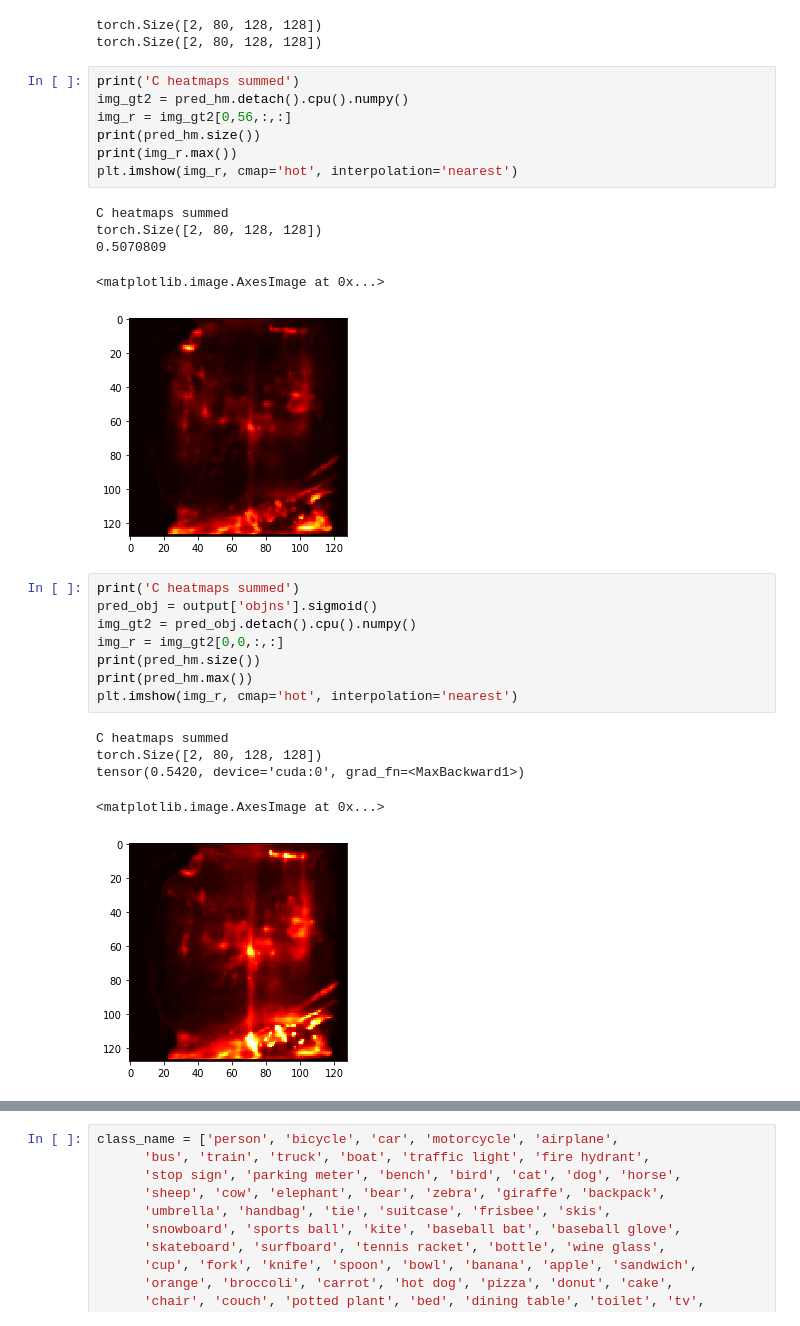
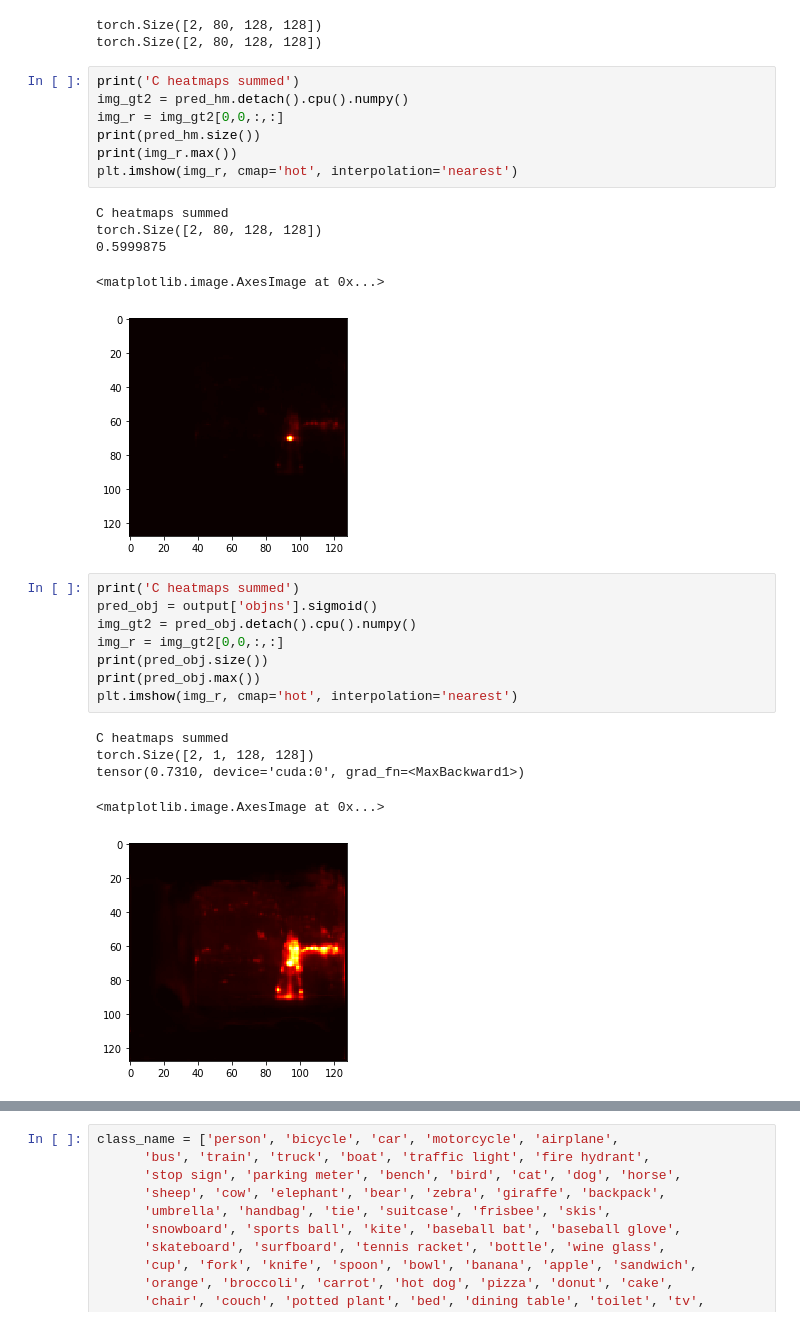
Before and after one commit to s-kill/FewShot-CenterNet, a Jupyter notebook: src/pruebas4-HMS_best.ipynb, the cells around one changed output, grey strips where cells are left out. Cells and saved outputs as stored; diff of their text form.

```diff
--- a/src/pruebas4-HMS_best.ipynb
+++ b/src/pruebas4-HMS_best.ipynb
@@ -106,30 +106,30 @@ torch.Size([2, 80, 128, 128])
 # %%
 print('C heatmaps summed')
 img_gt2 = pred_hm.detach().cpu().numpy()
-img_r = img_gt2[0,56,:,:]
+img_r = img_gt2[0,0,:,:]
 print(pred_hm.size())
 print(img_r.max())
 plt.imshow(img_r, cmap='hot', interpolation='nearest')
 # %% [output]
 C heatmaps summed
 torch.Size([2, 80, 128, 128])
-0.5070809
+0.5999875
 <matplotlib.image.AxesImage at 0x...>
-[figure, old version]
+[figure, new version]
 # %%
 print('C heatmaps summed')
 pred_obj = output['objns'].sigmoid()
 img_gt2 = pred_obj.detach().cpu().numpy()
 img_r = img_gt2[0,0,:,:]
-print(pred_hm.size())
-print(pred_hm.max())
+print(pred_obj.size())
+print(pred_obj.max())
 plt.imshow(img_r, cmap='hot', interpolation='nearest')
 # %% [output]
 C heatmaps summed
-torch.Size([2, 80, 128, 128])
-tensor(0.5420, device='cuda:0', grad_fn=<MaxBackward1>)
+torch.Size([2, 1, 128, 128])
+tensor(0.7310, device='cuda:0', grad_fn=<MaxBackward1>)
 <matplotlib.image.AxesImage at 0x...>
-[figure, old version]
+[figure, new version]
 # %%
 (img_gt2.squeeze(1))
 # %% [output]
```
Also changed, not shown: parts of 4 cells of this notebook, 25 other files.
